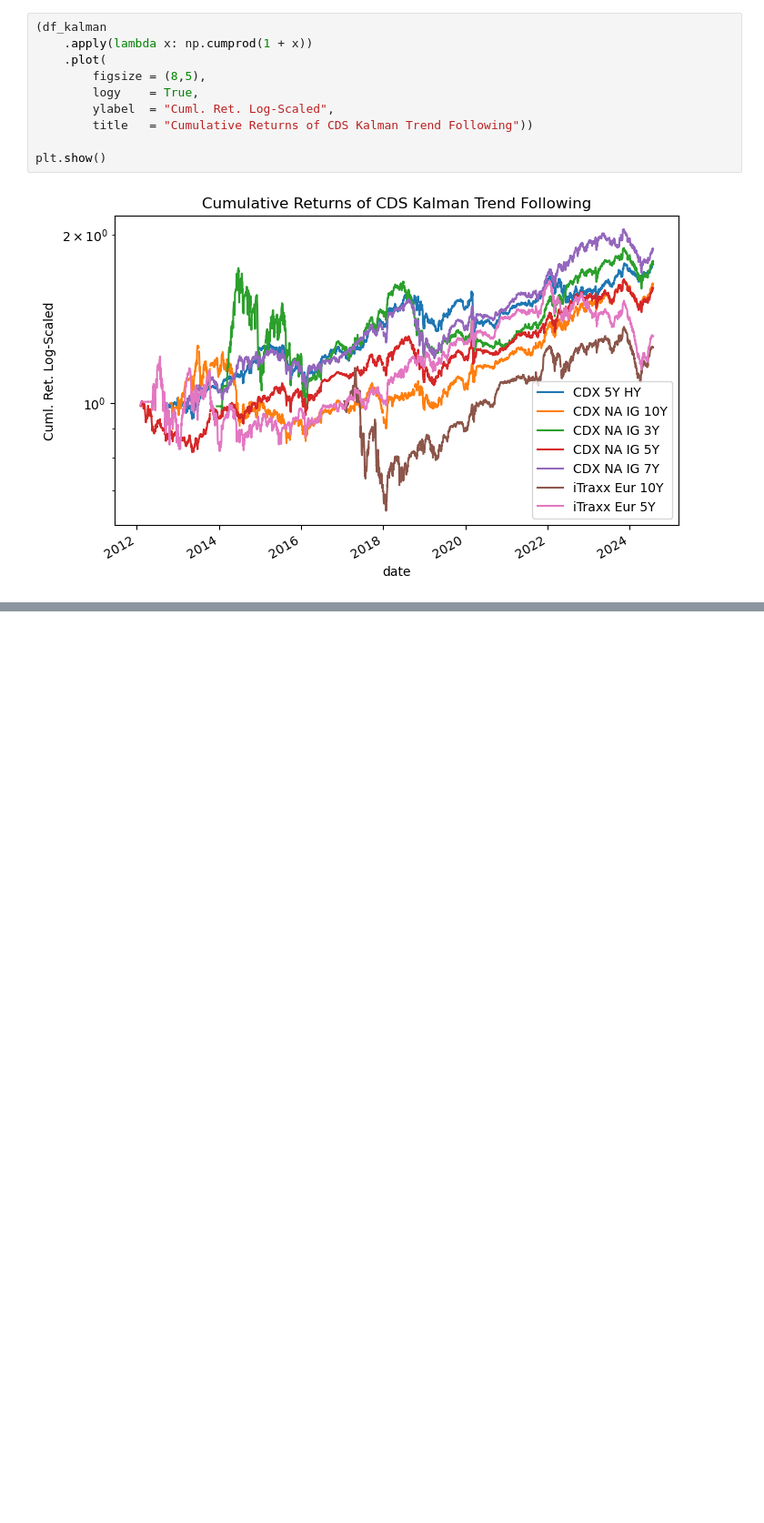
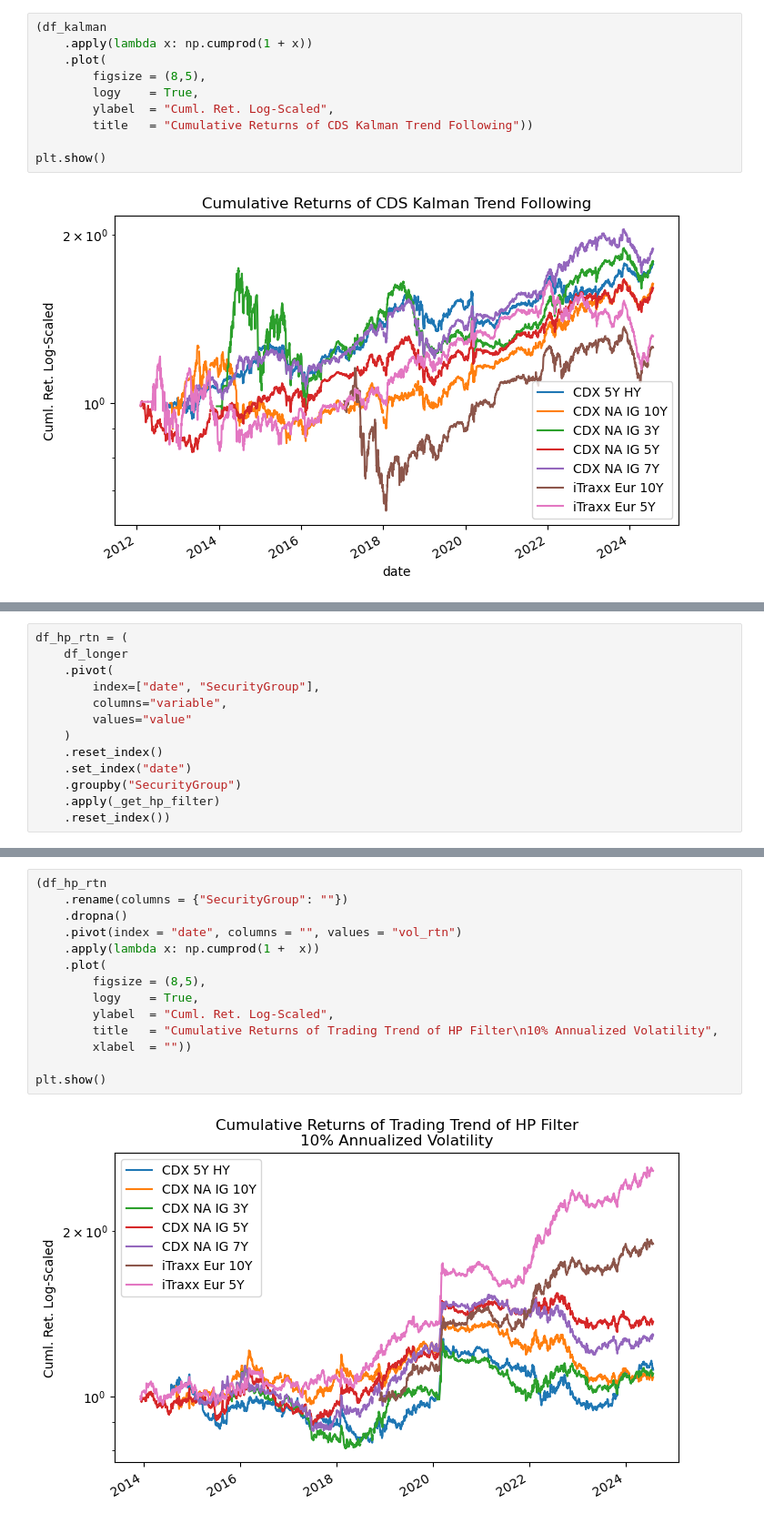
Before and after one commit to diegodalvarez/TrendSystem, a Jupyter notebook: Research/Writeups/SocieteGeneraleCreditIndices.ipynb, the cells around one changed output, grey strips where cells are left out. Shown at 91% size. Drawn from its saved outputs; the diff is of its cells as text; blank space fills up the shorter version.

```diff
--- a/Research/Writeups/SocieteGeneraleCreditIndices.ipynb
+++ b/Research/Writeups/SocieteGeneraleCreditIndices.ipynb
@@ -716,0 +727,13 @@ Something is wrong with the model there is some error $\downarrow$
+# %%
+df_hp_rtn = (
+    df_longer
+    .pivot(
+        index=["date", "SecurityGroup"],
+        columns="variable",
+        values="value"
+    )
+    .reset_index()
+    .set_index("date")
+    .groupby("SecurityGroup")
+    .apply(_get_hp_filter)
+    .reset_index())
@@ -716,0 +752,16 @@ Something is wrong with the model there is some error $\downarrow$
+# %%
+(df_hp_rtn
+    .rename(columns = {"SecurityGroup": ""})
+    .dropna()
+    .pivot(index = "date", columns = "", values = "vol_rtn")
+    .apply(lambda x: np.cumprod(1 +  x))
+    .plot(
+        figsize = (8,5),
+        logy    = True,
+        ylabel  = "Cuml. Ret. Log-Scaled",
+        title   = "Cumulative Returns of Trading Trend of HP Filter\n10% Annualized Volatility",
+        xlabel  = ""))
+
+plt.show()
+# %% [output]
+[figure, added]
```
Also changed, not shown: parts of 10 cells of this notebook, 1 other file.
